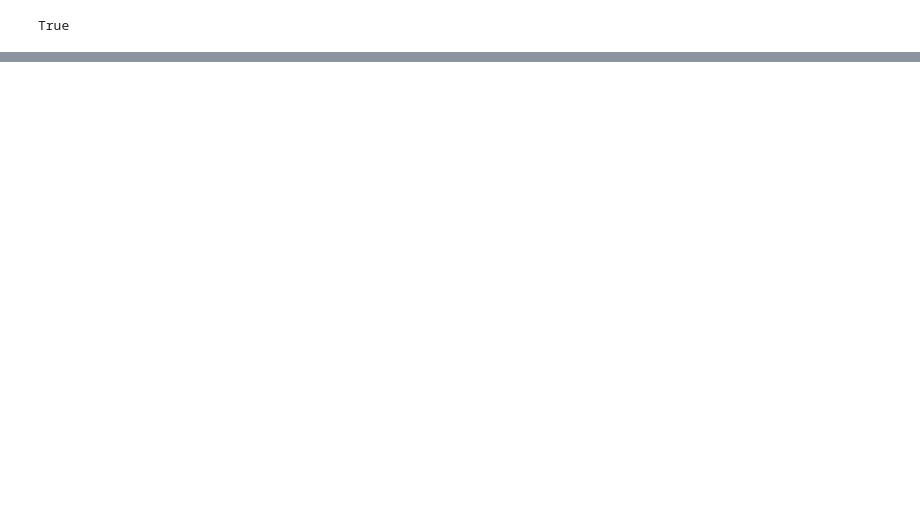
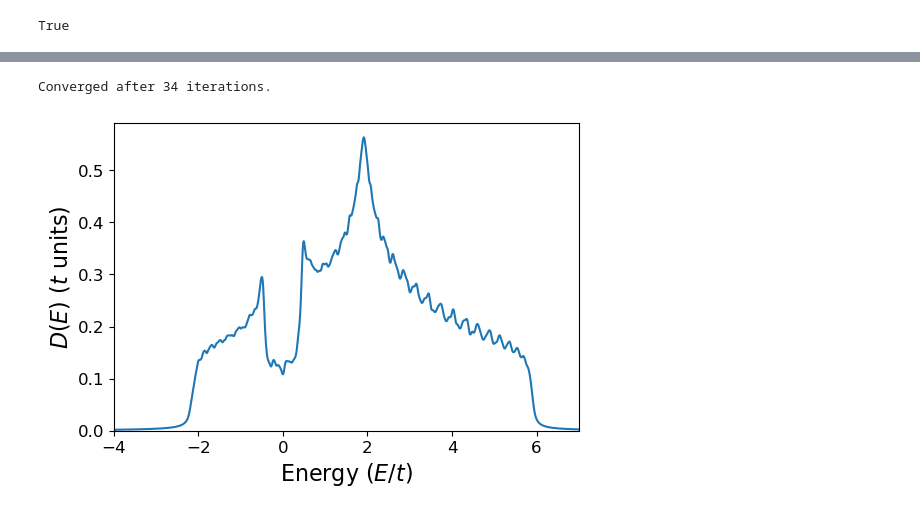
Before and after one commit to emilssp/master-thesis-codebase, a Jupyter notebook: notebooks/self_consistency.ipynb, the cells around one changed output, grey strips where cells are left out. Drawn from its saved outputs; the diff is of its cells as text; code cells hidden in the pictures; blank space fills up the shorter version.

```diff
--- a/notebooks/self_consistency.ipynb
+++ b/notebooks/self_consistency.ipynb
@@ -438,0 +548,19 @@ plt.show()
+# %%
+F0, F, Fuu, Fdd = bdg_self_consistency(H,U=U,V=V,V_prime=0,T=0,atol=1e-4,rtol=1e-3, max_iter=100, with_corr=True)
+# %% [output]
+Converged after 34 iterations.
+# %%
+energies = cp.linspace(-4,7,1000)
+dos_values = H.dos(energies, eta=0.05, drop_matrix=False)
+plt.figure(figsize=(6,4))
+plt.plot(cp.asnumpy(energies), cp.asnumpy(dos_values))
+plt.ylim(0, None)
+plt.xlim(-4,7)
+plt.xlabel(r'Energy ($E/t$)', fontsize=16)
+plt.ylabel(r'$D(E)$ ($t$ units)', fontsize=16)
+# plt.text(2., 0.6, "(a)",fontsize=18, fontweight='bold', va='top', ha='left')
+plt.xticks(fontsize=12)
+plt.yticks(fontsize=12)
+plt.show()
+# %% [output]
+[figure, added]
```
Also changed, not shown: parts of 18 cells of this notebook.
